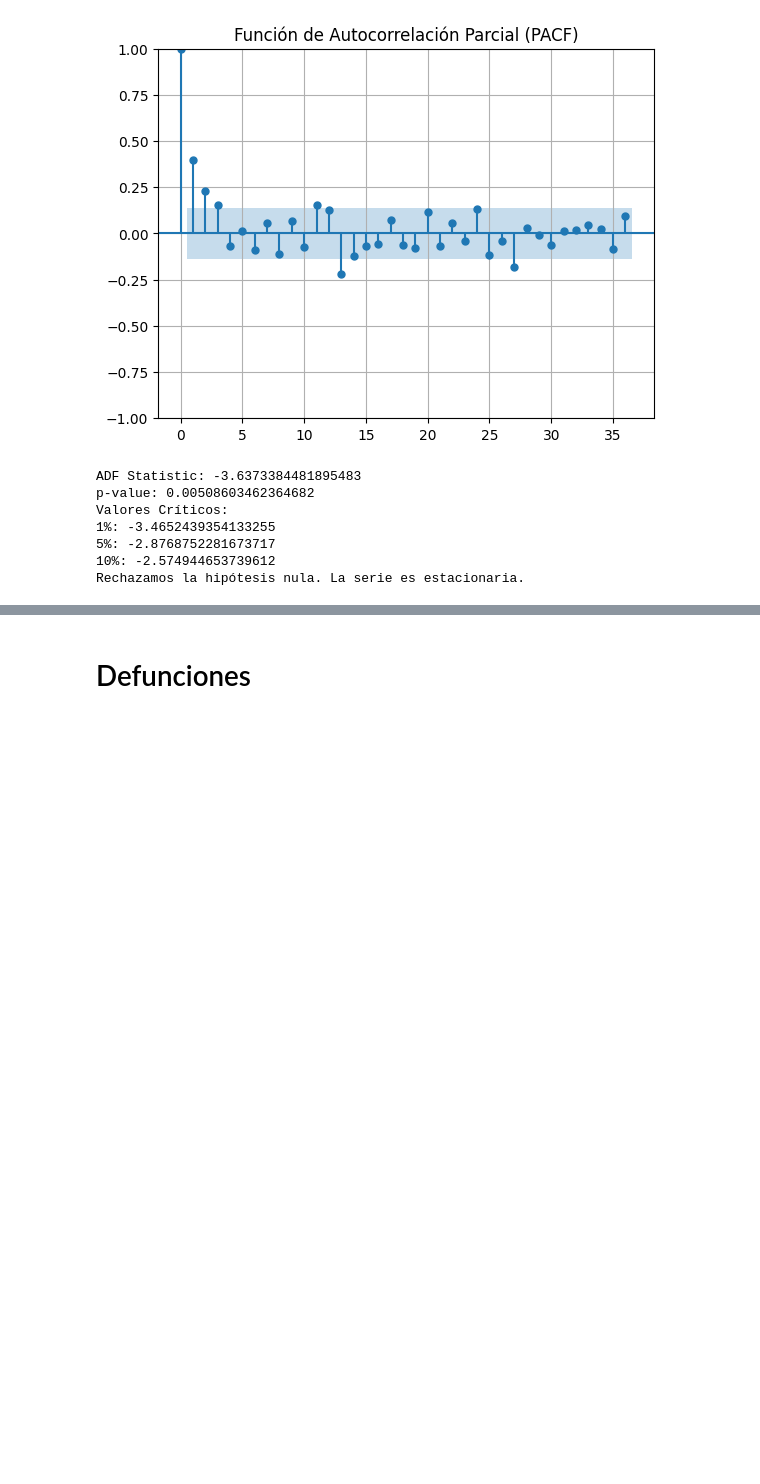
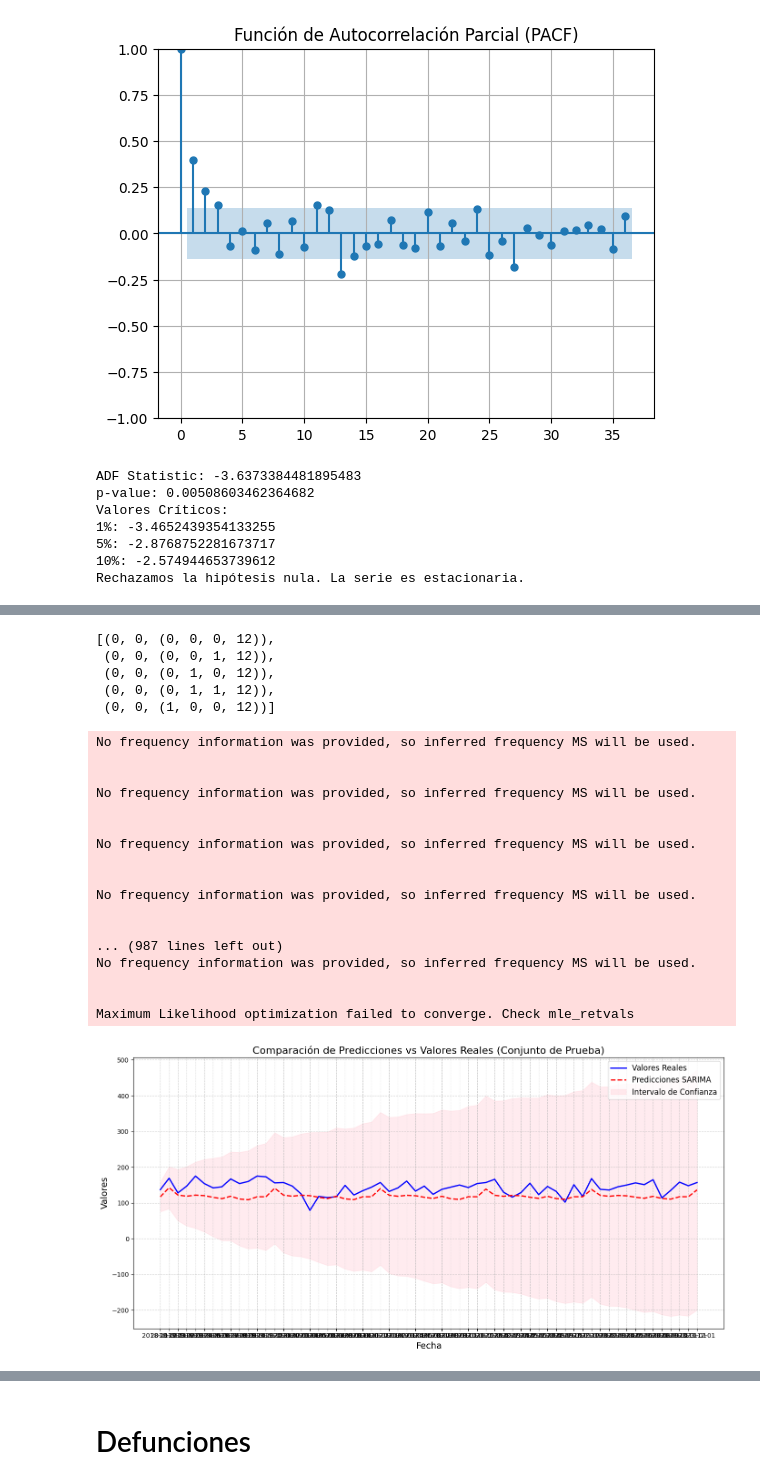
Before and after one commit to ngcarvajall/Accidentes_mortales_RD, a Jupyter notebook: Notebooks/Series_t.ipynb, the cells around one changed output, grey strips where cells are left out. Cells and saved outputs as stored; diff of their text form; code cells hidden in the pictures; blank space fills up the shorter version.

```diff
--- a/Notebooks/Series_t.ipynb
+++ b/Notebooks/Series_t.ipynb
@@ -85,0 +101,2 @@ Rechazamos la hipótesis nula. La serie es estacionaria.
+# %%
+df_accidentes.set_index('FECHA', inplace=True)
@@ -85,0 +113,47 @@ Rechazamos la hipótesis nula. La serie es estacionaria.
+# %%
+train_size = int(0.7 * len(df_accidentes))
+y_train, y_test = df_accidentes[:train_size], df_accidentes[train_size:]
+# %%
+sarima = ss.SARIMAModel()
+
+# Definir los rangos para los parámetros
+p_range = range(4)
+q_range = range(5)
+seasonal_order_ranges = (
+    range(2),  # P
+    range(2),  # D
+    range(2),  # Q
+    [12]       # S
+)
+
+# Generar parámetros
+parametros = sarima.generar_parametros(p_range, q_range, seasonal_order_ranges)
+parametros[:5] # Ver algunas combinaciones
+# %% [output]
+[(0, 0, (0, 0, 0, 12)),
+ (0, 0, (0, 0, 1, 12)),
+ (0, 0, (0, 1, 0, 12)),
+ (0, 0, (0, 1, 1, 12)),
+ (0, 0, (1, 0, 0, 12))]
+# %%
+# Evaluar modelos
+results_df = sarima.evaluar_modelos(y_train, y_test, parametros, diferenciacion=1, df_length=len(df_accidentes), variable="Accidentes")
+# %% [output]
+No frequency information was provided, so inferred frequency MS will be used.
+
+
+No frequency information was provided, so inferred frequency MS will be used.
+
+
+No frequency information was provided, so inferred frequency MS will be used.
+
+
+No frequency information was provided, so inferred frequency MS will be used.
+
+
+... (987 lines left out)
+No frequency information was provided, so inferred frequency MS will be used.
+
+
+Maximum Likelihood optimization failed to converge. Check mle_retvals
+[figure, added]
```
Also changed, not shown: parts of 42 cells of this notebook, 2 other files.
